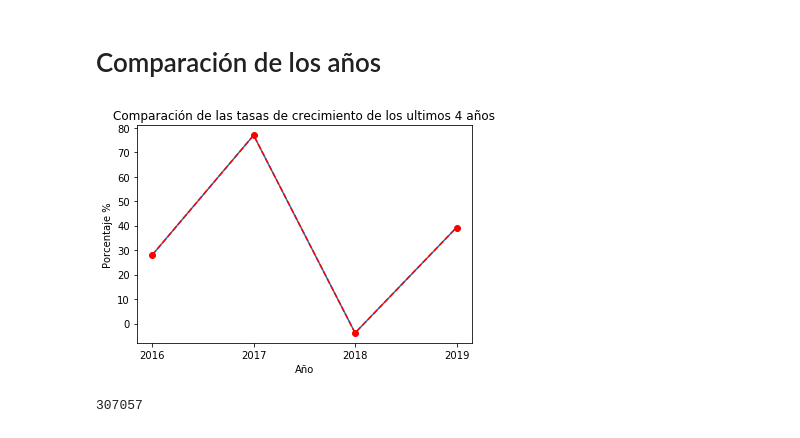
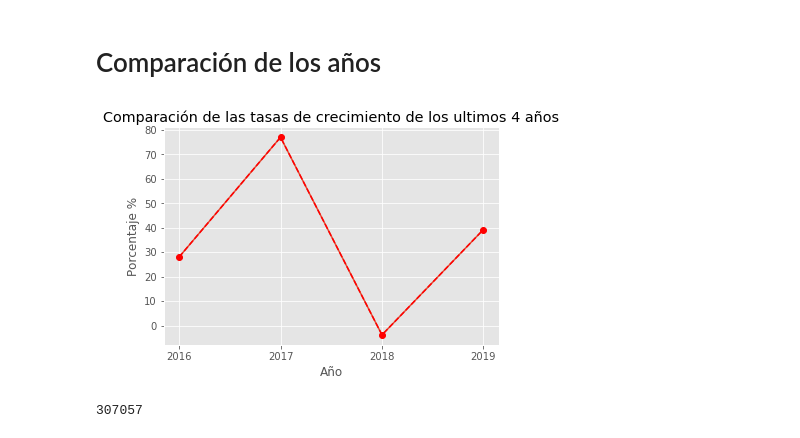
Before and after one commit to tru17189/Proyecto_Mineria_De_Datos, a Jupyter notebook: Problema_Cientifico.ipynb, the cells around one changed output. Drawn from its saved outputs; the diff is of its cells as text; code cells hidden in the pictures.

```diff
--- a/Problema_Cientifico.ipynb
+++ b/Problema_Cientifico.ipynb
@@ -112,16 +112,17 @@ D4
 # %%
 #Hacemos una gráfica para comparar las tasas de crecimiento anual
 lista1 = [D,D2,D3,D4]
 plt.plot(lista1)
+plt.style.use("ggplot")
 plt.title("Comparación de las tasas de crecimiento de los ultimos 4 años")
 plt.xlabel("Año")
 plt.ylabel("Porcentaje %")
 indice = np.arange(4)
 plt.xticks(indice, ("2016", "2017", "2018", "2019"))
 plt.plot(lista1, marker='o', linestyle='--', color='red')
 plt.show()
 # %% [output]
-[figure, old version]
+[figure, new version]
 # %%
 #Unimos todas las bases de todos los meses para contar la cantidad total de carros traidos al pais en este año
 A2016 = pd.read_csv('2016\Enero2016.csv')
```
Also changed, not shown: parts of 3 cells of this notebook, 10 other files.
